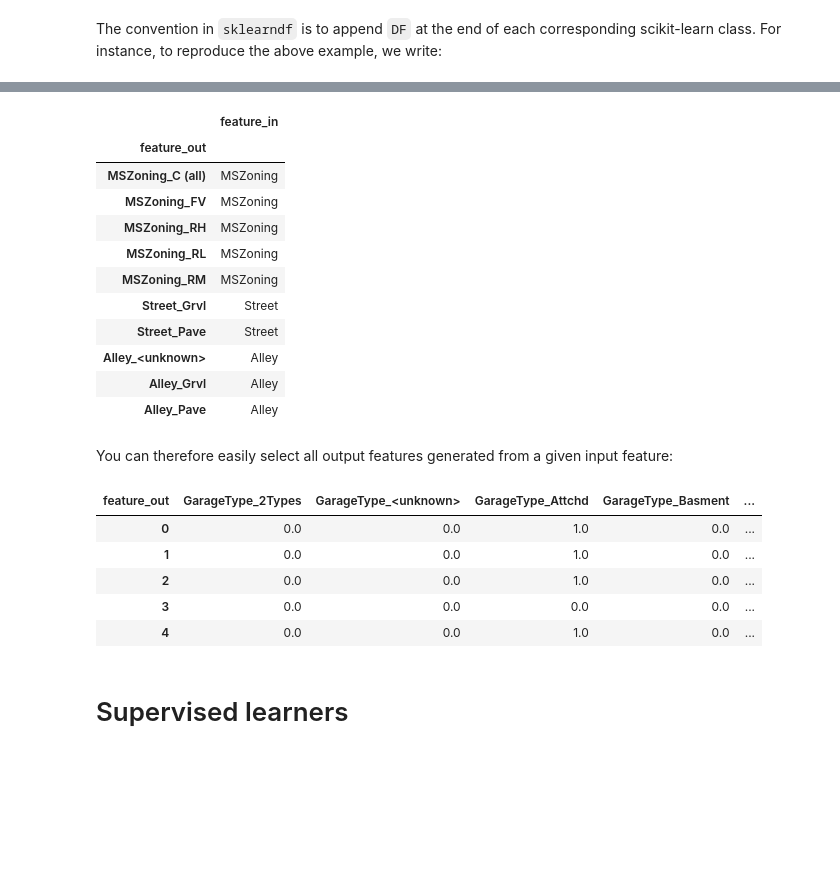
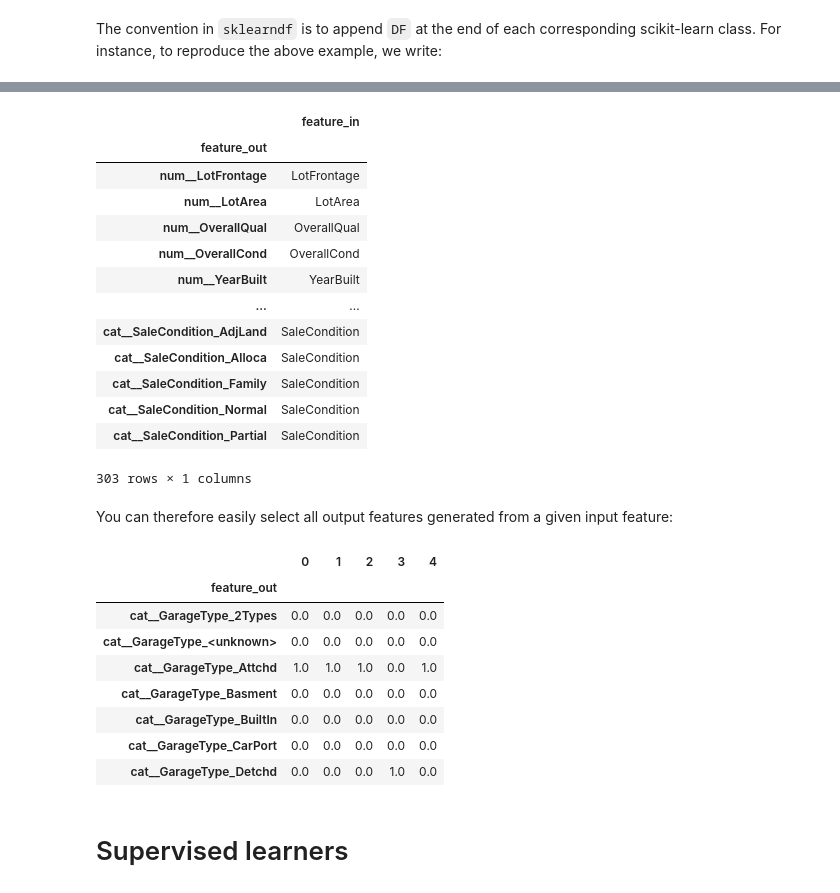
Before and after one commit to BCG-X-Official/sklearndf, a Jupyter notebook: sphinx/source/tutorial/sklearndf_tutorial.ipynb, the cells around one changed output, grey strips where cells are left out. Cells and saved outputs as stored; diff of their text form; code cells hidden in the pictures; blank space fills up the shorter version.

```diff
--- a/sphinx/source/tutorial/sklearndf_tutorial.ipynb
+++ b/sphinx/source/tutorial/sklearndf_tutorial.ipynb
@@ -144,9 +120,9 @@ preprocessing_categorical_df = PipelineDF(
 
 preprocessing_df = ColumnTransformerDF(
     transformers=[
-        ('categorical', preprocessing_categorical_df, categorical_features),
-        ('numeric', preprocessing_numeric_df, numerical_features),
-    ]
+        ('num', preprocessing_numeric_df, make_column_selector(dtype_include=np.number)),
+        ('cat', preprocessing_categorical_df, make_column_selector(dtype_exclude=np.number)),
+    ],
 )
 # %%
 transformed_df = preprocessing_df.fit_transform(X=housing_features_df, y=housing_target_sr)
@@ -164,31 +147,36 @@ The `sklearndf.transformation.ColumnTransformerDF.feature_names_original_` attri
 # %%
-preprocessing_df.feature_names_original_.to_frame().head(10)
+preprocessing_df.feature_names_original_.to_frame()
 # %% [output]
 |  | feature_in |
 | feature_out |  |
-| MSZoning_C (all) | MSZoning |
-| MSZoning_FV | MSZoning |
-| MSZoning_RH | MSZoning |
-| MSZoning_RL | MSZoning |
-| MSZoning_RM | MSZoning |
-| Street_Grvl | Street |
-| Street_Pave | Street |
-| Alley_<unknown> | Alley |
-| Alley_Grvl | Alley |
-| Alley_Pave | Alley |
+| num__LotFrontage | LotFrontage |
+| num__LotArea | LotArea |
+| num__OverallQual | OverallQual |
+| num__OverallCond | OverallCond |
+| num__YearBuilt | YearBuilt |
+| ... | ... |
+| cat__SaleCondition_AdjLand | SaleCondition |
+| cat__SaleCondition_Alloca | SaleCondition |
+| cat__SaleCondition_Family | SaleCondition |
+| cat__SaleCondition_Normal | SaleCondition |
+| cat__SaleCondition_Partial | SaleCondition |
+303 rows × 1 columns
 # %% [markdown]
 You can therefore easily select all output features generated from a given input feature:
 # %%
 garage_type_derivatives = preprocessing_df.feature_names_original_ == "GarageType"
 
-transformed_df.loc[:, garage_type_derivatives].head()
+transformed_df.loc[:, garage_type_derivatives].head().T
 # %% [output]
-| feature_out | GarageType_2Types | GarageType_<unknown> | GarageType_Attchd | GarageType_Basment | ... |
-| 0 | 0.0 | 0.0 | 1.0 | 0.0 | ... |
-| 1 | 0.0 | 0.0 | 1.0 | 0.0 | ... |
-| 2 | 0.0 | 0.0 | 1.0 | 0.0 | ... |
-| 3 | 0.0 | 0.0 | 0.0 | 0.0 | ... |
-| 4 | 0.0 | 0.0 | 1.0 | 0.0 | ... |
+|  | 0 | 1 | 2 | 3 | 4 |
+| feature_out |  |  |  |  |  |
+| cat__GarageType_2Types | 0.0 | 0.0 | 0.0 | 0.0 | 0.0 |
+| cat__GarageType_<unknown> | 0.0 | 0.0 | 0.0 | 0.0 | 0.0 |
+| cat__GarageType_Attchd | 1.0 | 1.0 | 1.0 | 0.0 | 1.0 |
+| cat__GarageType_Basment | 0.0 | 0.0 | 0.0 | 0.0 | 0.0 |
+| cat__GarageType_BuiltIn | 0.0 | 0.0 | 0.0 | 0.0 | 0.0 |
+| cat__GarageType_CarPort | 0.0 | 0.0 | 0.0 | 0.0 | 0.0 |
+| cat__GarageType_Detchd | 0.0 | 0.0 | 0.0 | 1.0 | 0.0 |
 # %% [markdown]
 # Supervised learners
 # %% [markdown]
```
Also changed, not shown: parts of 53 cells of this notebook, 40 other files.
